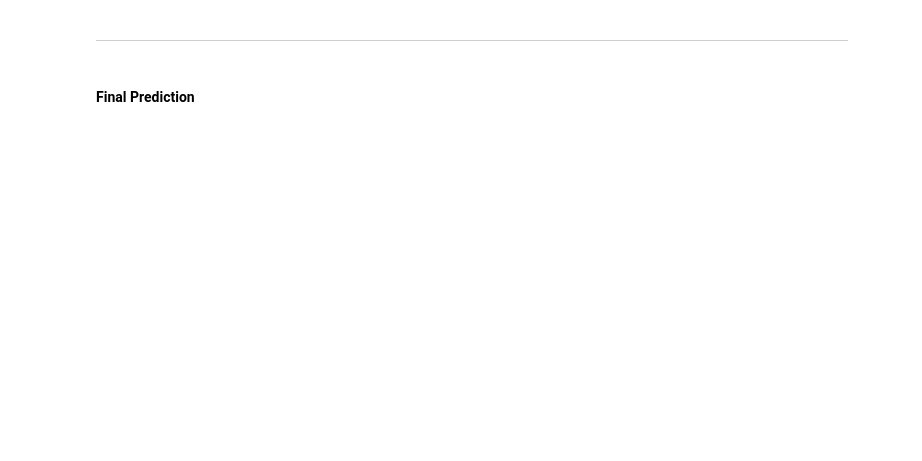
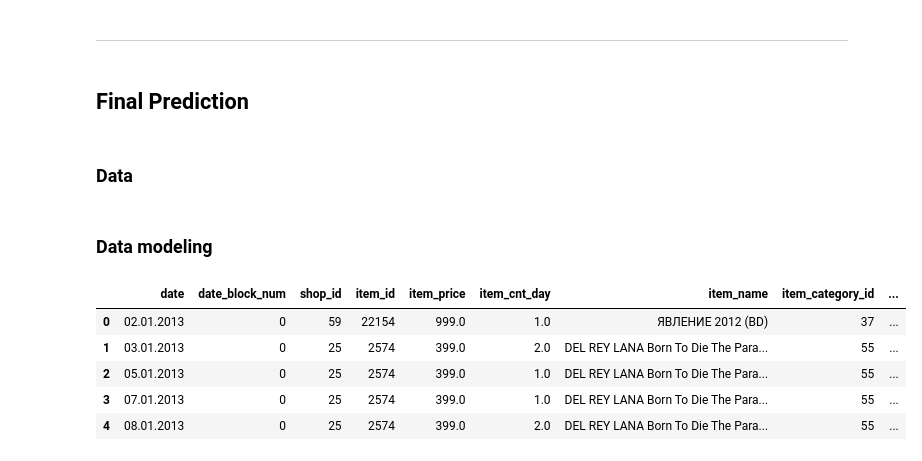
Before and after one commit to miguelmayhem92/Predict_Future_Sales, a Jupyter notebook: PFS_STACK.ipynb, the cells around one changed output. Drawn from its saved outputs; the diff is of its cells as text; code cells hidden in the pictures; blank space fills up the shorter version.

Commit message:
to recule and to predict again

```diff
--- a/PFS_STACK.ipynb
+++ b/PFS_STACK.ipynb
@@ -184,4 +186,26 @@ mean_squared_error(val_data_v2['Sale'], val_data_v2['PredSale'])**(1/2)
 # %% [markdown]
 ----
 # %% [markdown]
-#### Final Prediction
+## Final Prediction
+# %% [markdown]
+### Data
+# %%
+daily_train = pd.read_csv('sales_train.csv')
+items = pd.read_csv('items.csv')
+shops = pd.read_csv('shops.csv')
+categories = pd.read_csv('item_categories.csv')
+sample_submission = pd.read_csv('sample_submission.csv')
+test = pd.read_csv('test.csv')
+# %% [markdown]
+### Data modeling
+# %%
+train_merge = merge_basic(daily_train, test)
+# %%
+train_merge.head()
+# %% [output]
+|  | date | date_block_num | shop_id | item_id | item_price | item_cnt_day | item_name | item_category_id | ... |
+| 0 | 02.01.2013 | 0 | 59 | 22154 | 999.0 | 1.0 | ЯВЛЕНИЕ 2012 (BD) | 37 | ... |
+| 1 | 03.01.2013 | 0 | 25 | 2574 | 399.0 | 2.0 | DEL REY LANA Born To Die The Para... | 55 | ... |
+| 2 | 05.01.2013 | 0 | 25 | 2574 | 399.0 | 1.0 | DEL REY LANA Born To Die The Para... | 55 | ... |
+| 3 | 07.01.2013 | 0 | 25 | 2574 | 399.0 | 1.0 | DEL REY LANA Born To Die The Para... | 55 | ... |
+| 4 | 08.01.2013 | 0 | 25 | 2574 | 399.0 | 2.0 | DEL REY LANA Born To Die The Para... | 55 | ... |
```
Also changed, not shown: parts of 44 cells of this notebook, 2 other files.
